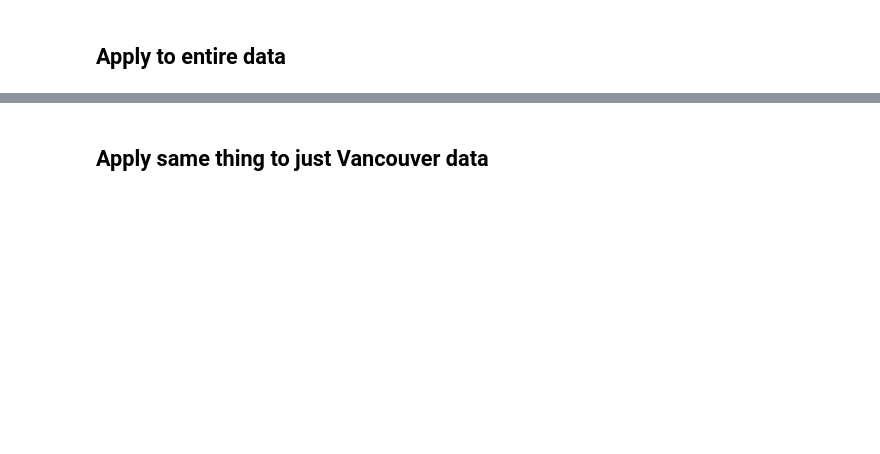
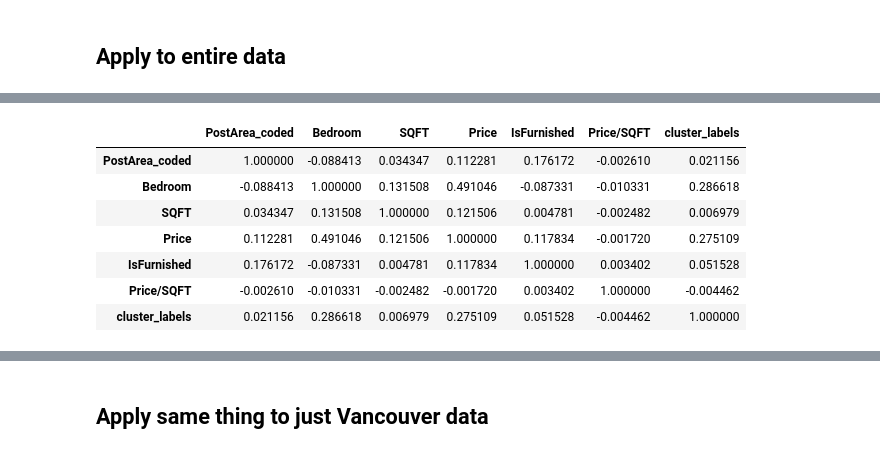
Before and after one commit to masaichig0/Data-Analysis-Project-1, a Jupyter notebook: rental_analysis_project_2.ipynb, the cells around one changed output, grey strips where cells are left out. Saved outputs shown, nothing was run; the diff lists cells and outputs as text; code cells hidden in the pictures; blank space fills up the shorter version.

```diff
--- a/rental_analysis_project_2.ipynb
+++ b/rental_analysis_project_2.ipynb
@@ -88,5 +107,16 @@ print(cluster_labels)
 # %%
 data['cluster_labels'] = cluster_labels
+# %%
+data.corr()
+# %% [output]
+|  | PostArea_coded | Bedroom | SQFT | Price | IsFurnished | Price/SQFT | cluster_labels |
+| PostArea_coded | 1.000000 | -0.088413 | 0.034347 | 0.112281 | 0.176172 | -0.002610 | 0.021156 |
+| Bedroom | -0.088413 | 1.000000 | 0.131508 | 0.491046 | -0.087331 | -0.010331 | 0.286618 |
+| SQFT | 0.034347 | 0.131508 | 1.000000 | 0.121506 | 0.004781 | -0.002482 | 0.006979 |
+| Price | 0.112281 | 0.491046 | 0.121506 | 1.000000 | 0.117834 | -0.001720 | 0.275109 |
+| IsFurnished | 0.176172 | -0.087331 | 0.004781 | 0.117834 | 1.000000 | 0.003402 | 0.051528 |
+| Price/SQFT | -0.002610 | -0.010331 | -0.002482 | -0.001720 | 0.003402 | 1.000000 | -0.004462 |
+| cluster_labels | 0.021156 | 0.286618 | 0.006979 | 0.275109 | 0.051528 | -0.004462 | 1.000000 |
 # %%
 # Plot result by the cluster
 for i in range(len(set(cluster_labels))):
```
Also changed, not shown: parts of 22 cells of this notebook, 4 other files.
